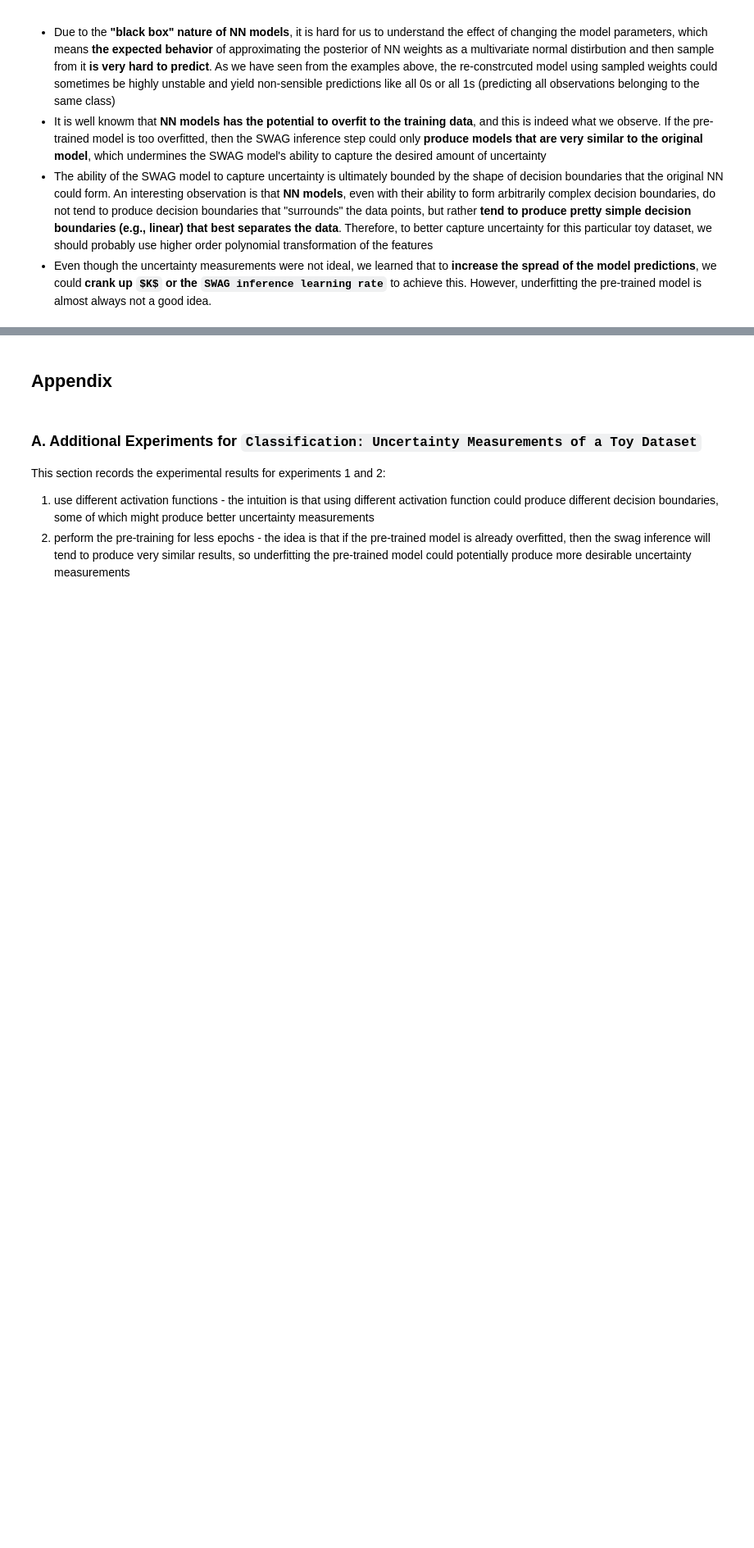
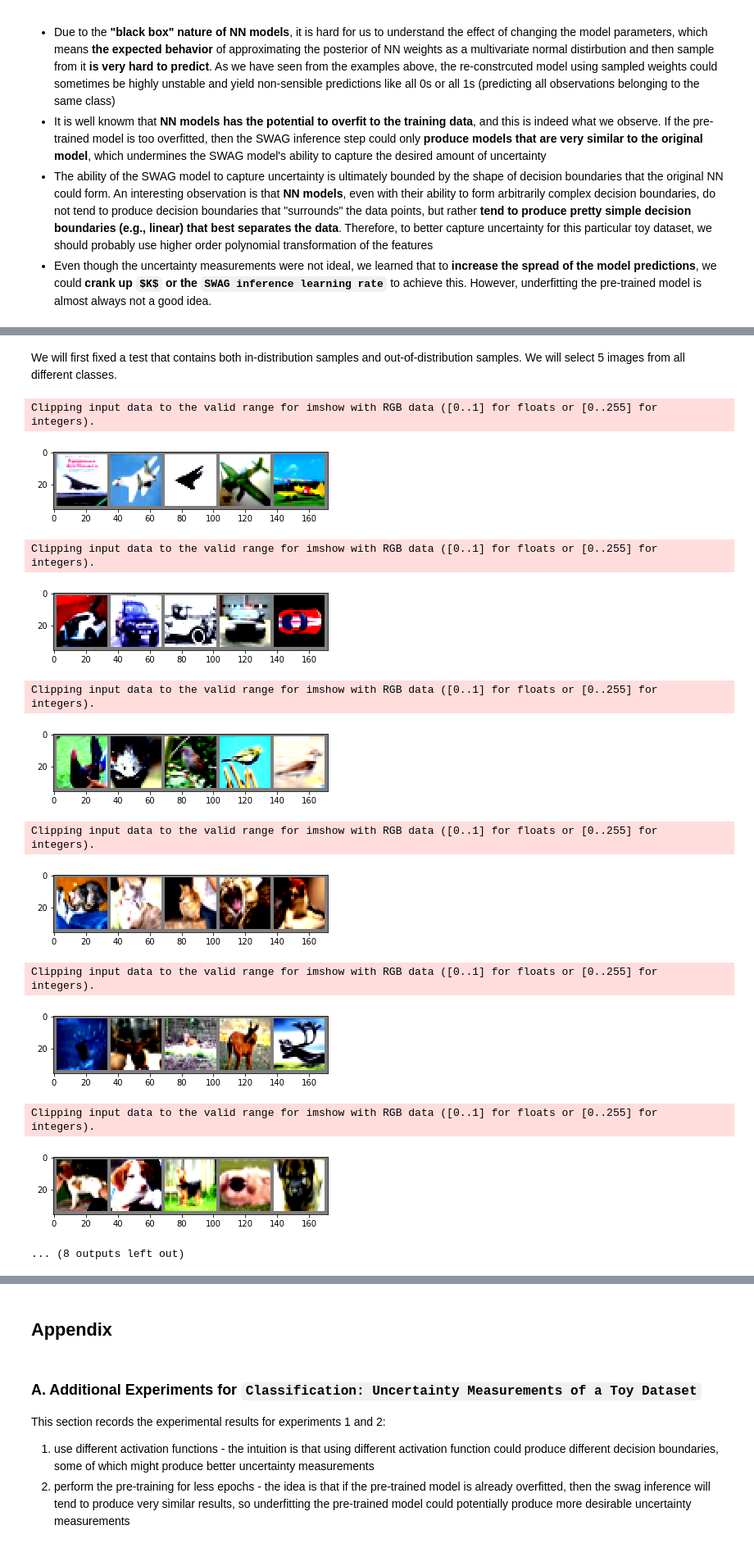
Before and after one commit to zihaoxu/swag_uncertainty, a Jupyter notebook: notebook/Final_Report.ipynb, the cells around one changed output, grey strips where cells are left out. Shown at 82% size. Cells and saved outputs as stored; diff of their text form; code cells hidden in the pictures; blank space fills up the shorter version.

```diff
--- a/notebook/Final_Report.ipynb
+++ b/notebook/Final_Report.ipynb
@@ -529,0 +799,3 @@ This analysis points out several important limitations of the SWAG algorithm:
+# %%
+classes = ['Cat','Dog']
+confusion_matrix_catdog_swag,_ = test_accuracy(model_swag,testsetLoader,classes)
@@ -529,0 +850,23 @@ This analysis points out several important limitations of the SWAG algorithm:
+# %%
+CNN_models = []
+CNN_models.append(model)
+for i in range(1,10):
+    model_cnn = CNN()
+    model_directory_path = '../model/CNN/'
+    model_path = model_directory_path + 'model_CNN'+ str(i) + '.pt'
+    if not os.path.exists(model_directory_path):
+        os.makedirs(model_directory_path)
+    if os.path.isfile(model_path):
+        # load trained model parameters from disk
+        model_cnn.load_state_dict(torch.load(model_path))
+        print('Loaded model parameters from disk.')
+    else:
+        optimizer = optim.SGD(model_cnn.parameters(), lr=0.001, momentum=0.9)
+        device = torch.device("cpu")
+        losses = []
+        accuracies = []
+        for epoch in range(0, 20):
+            losses.extend(train(model_cnn, device, trainsetLoader, optimizer, epoch))
+            accuracies.append(test(model_cnn, device, trainsetLoader))
+        torch.save(model_cnn.state_dict(), model_path)
+    CNN_models.append(model_cnn)
@@ -529,0 +883,5 @@ This analysis points out several important limitations of the SWAG algorithm:
+# %%
+Acc_CNN = []
+for i in range(10):
+    _,acc= test_accuracy(CNN_models[i],testsetLoader,classes)
+    Acc_CNN.append(acc)
@@ -529,0 +917,29 @@ This analysis points out several important limitations of the SWAG algorithm:
+# %% [markdown]
+We will first fixed a test that contains both in-distribution samples and out-of-distribution samples. We will select 5 images from all different classes.
+# %%
+# Fixed a test
+classes = ('plane', 'car', 'bird', 'cat','deer', 'dog',
+           'frog', 'horse', 'ship', 'truck')
+images_ls = {}
+label_ls = {}
+for i in classes:
+    images, labels = test_sample(i)
+    images_ls[i] = images
+    label_ls[i] = labels
+# %%
+for i in classes:
+    imshow(torchvision.utils.make_grid(images_ls[i]))
+# %% [output]
+Clipping input data to the valid range for imshow with RGB data ([0..1] for floats or [0..255] for integers).
+[figure, added]
+Clipping input data to the valid range for imshow with RGB data ([0..1] for floats or [0..255] for integers).
+[figure, added]
+Clipping input data to the valid range for imshow with RGB data ([0..1] for floats or [0..255] for integers).
+[figure, added]
+Clipping input data to the valid range for imshow with RGB data ([0..1] for floats or [0..255] for integers).
+[figure, added]
+Clipping input data to the valid range for imshow with RGB data ([0..1] for floats or [0..255] for integers).
+[figure, added]
+Clipping input data to the valid range for imshow with RGB data ([0..1] for floats or [0..255] for integers).
+[figure, added]
+... (8 outputs left out)
```
Also changed, not shown: parts of 71 cells of this notebook, 3 other files.
